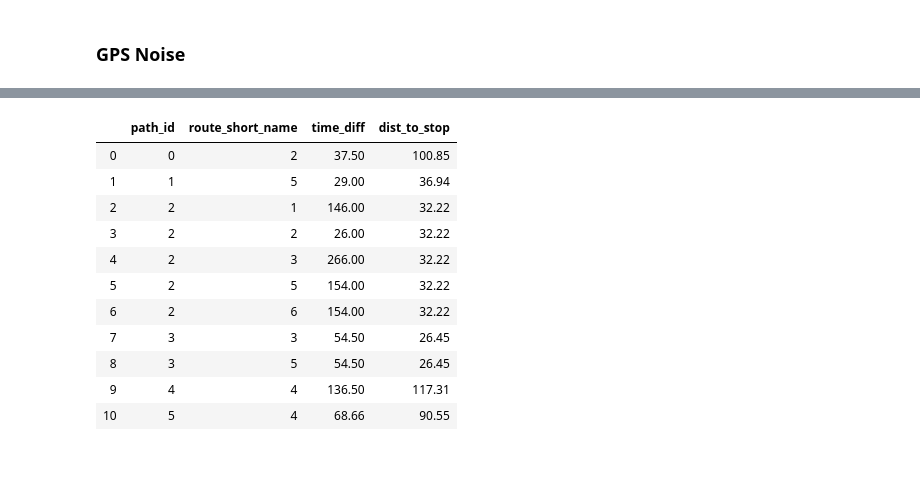
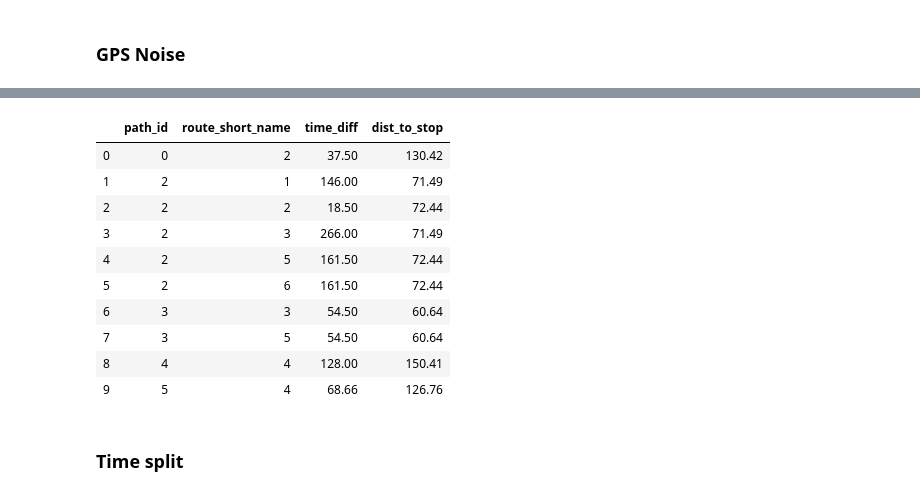
Before and after one commit to timur26/transportation-mode-detection-from-GPS-data, a Jupyter notebook: fribourg.ipynb, the cells around one changed output, grey strips where cells are left out. Saved outputs shown, nothing was run; the diff lists cells and outputs as text; code cells hidden in the pictures; blank space fills up the shorter version.

```diff
--- a/fribourg.ipynb
+++ b/fribourg.ipynb
@@ -572,14 +585,14 @@ def gen_candidates(scores_df, user_df, transport_df, lat=True, lon=True):
 
     return candidates_df
 # %%
-def top_candidates(candidates_df):
+def top_candidates(candidates_df, user_df):
     candidates_df = candidates_df.copy()
     time_diffs = []
     for tup in candidates_df.itertuples():
         if tup[-2]:
-            time_diffs.append(abs(tup[-5]-user_gps_df.loc[int(tup[-4])].timestamp_unix))
+            time_diffs.append(abs(tup[-5]-user_df.loc[int(tup[-4])].timestamp_unix))
         else:
-            time_diffs.append(abs(tup[-6]-user_gps_df.loc[int(tup[-4])].timestamp_unix))
+            time_diffs.append(abs(tup[-6]-user_df.loc[int(tup[-4])].timestamp_unix))
 
     candidates_df['time_diff'] = time_diffs
 
@@ -593,7 +606,6 @@ def top_candidates(candidates_df):
     candidates_df = candidates_df.groupby(['path_id', 'route_short_name'], as_index=False)\
     .agg({'time_diff': 'first', 'dist_to_stop': 'first'})
 
-
     return candidates_df
 # %% [markdown]
 # Transport Public Fribourgeois - Live Data
@@ -916,3 +898,24 @@ blurred_user_gps_df['longitude'] = blurred_user_gps_df.apply(lambda x: blur_gps(
+# %%
+def blur_location(lat, lon, radius_m, fixed=True):
+    original_point = geopy.Point(lat, lon)
+
+    if not fixed:
+        radius_m = random.uniform(0, radius_m)
+
+    angle = random.uniform(0, 360)
+    distance_vec = distance(meters=radius_m)
+
+    new_point = distance_vec.destination(original_point, angle)
+
+    return new_point.latitude, new_point.longitude
+# %%
+blurred_user_gps_df = user_gps_df.copy()
+
+blurred_coords = []
+for tup in blurred_user_gps_df.itertuples():
+    blurred_coords.append(blur_location(tup[3], tup[4], radius_m=100, fixed=True))
+
+blurred_user_gps_df[['latitude', 'longitude']] = blurred_coords
 # %%
 # GPS
 first_blurred, top_blurred = get_top_scorers(non_walk_points, tpf_df, blurred_user_gps_df)
@@ -927,13 +930,11 @@ first_blurred
 # %%
 # OSM
 overlap_blur_df = get_closest_pt_lines(fbg_tree, non_walk_points, blurred_user_gps_df, labeled_points,
-                                          dist_threshold=0.0009)
+                                       dist_threshold=100)
 
 overlap_blur_scores_df = score_lines(overlap_blur_df, non_walk_points, threshold=0.5)
 
-overlap_blur_scores_df['ref'] = overlap_blur_scores_df.apply(lambda x: fribourg_routes[x.transport_id].get('ref'),
-                                                                   axis=1)
-overlap_lat_lon_scores_df
+overlap_blur_scores_df
 # %% [output]
 |  | path_id | transport_id | score | first_point_id | last_point_id | ref |
 | 0 | 0 | 17.0 | 1.000000 | 0 | 8 | 2 |
@@ -955,20 +957,21 @@ overlap_lat_lon_scores_df
 # %%
 # Timetable
 candidates_blur_df = gen_candidates(overlap_blur_scores_df, blurred_user_gps_df, fribourg_sbb)
 
-top_candidates_blur_df = top_candidates(candidates_blur_df)
+top_candidates_blur_df = top_candidates(candidates_blur_df, blurred_user_gps_df)
 
 top_candidates_blur_df
 # %% [output]
 |  | path_id | route_short_name | time_diff | dist_to_stop |
-| 0 | 0 | 2 | 37.50 | 100.85 |
-| 1 | 1 | 5 | 29.00 | 36.94 |
-| 2 | 2 | 1 | 146.00 | 32.22 |
-| 3 | 2 | 2 | 26.00 | 32.22 |
-| 4 | 2 | 3 | 266.00 | 32.22 |
-| 5 | 2 | 5 | 154.00 | 32.22 |
-| 6 | 2 | 6 | 154.00 | 32.22 |
-| 7 | 3 | 3 | 54.50 | 26.45 |
-| 8 | 3 | 5 | 54.50 | 26.45 |
-| 9 | 4 | 4 | 136.50 | 117.31 |
-| 10 | 5 | 4 | 68.66 | 90.55 |
+| 0 | 0 | 2 | 37.50 | 130.42 |
+| 1 | 2 | 1 | 146.00 | 71.49 |
+| 2 | 2 | 2 | 18.50 | 72.44 |
+| 3 | 2 | 3 | 266.00 | 71.49 |
+| 4 | 2 | 5 | 161.50 | 72.44 |
+| 5 | 2 | 6 | 161.50 | 72.44 |
+| 6 | 3 | 3 | 54.50 | 60.64 |
+| 7 | 3 | 5 | 54.50 | 60.64 |
+| 8 | 4 | 4 | 128.00 | 150.41 |
+| 9 | 5 | 4 | 68.66 | 126.76 |
+# %% [markdown]
+### Time split
```
Also changed, not shown: parts of 23 cells of this notebook.
